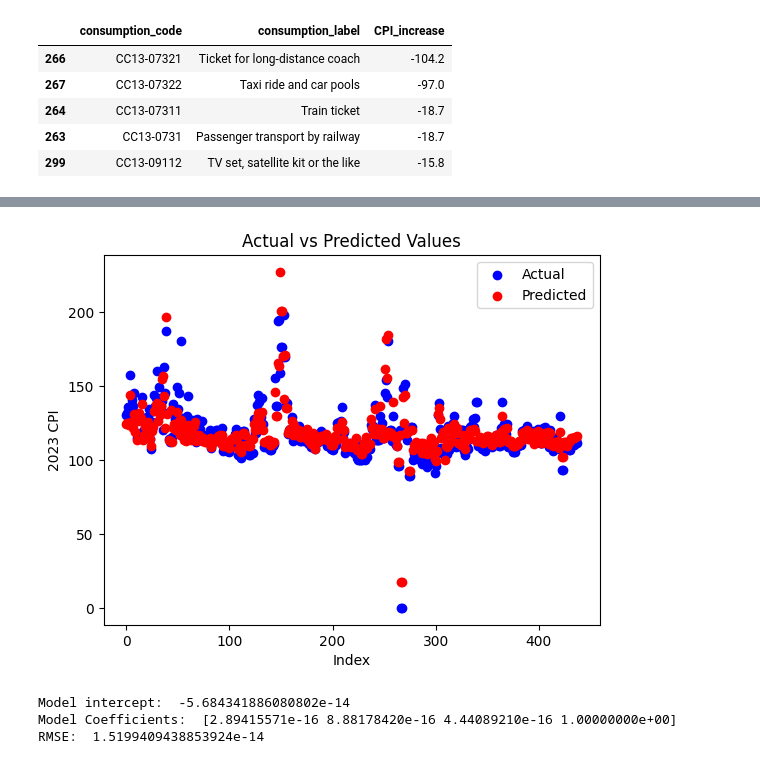
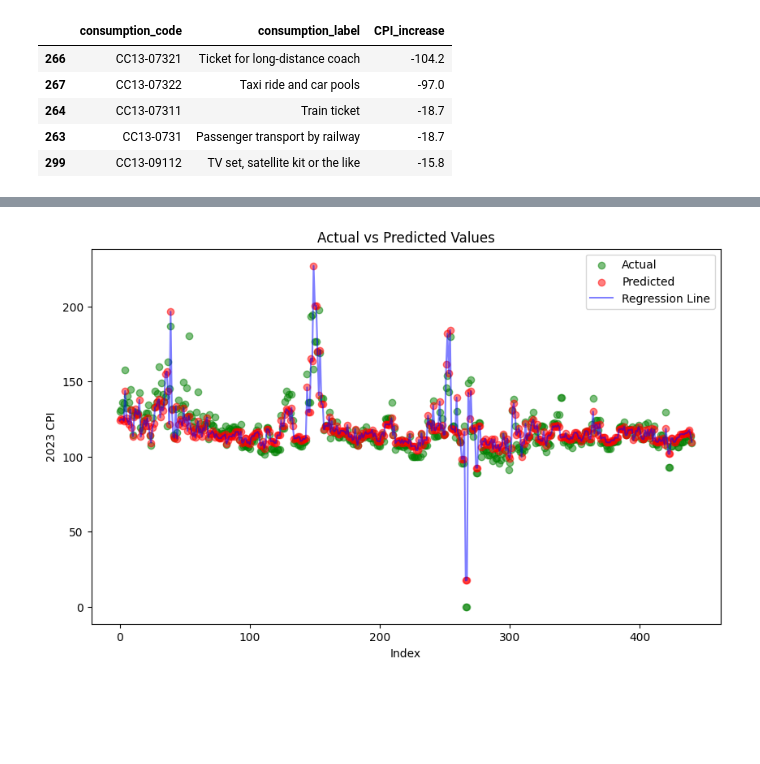
Before and after one commit to n1az/CPI-Analysis, a Jupyter notebook: src/EDA.ipynb, the cells around one changed output, grey strips where cells are left out. Cells and saved outputs as stored; diff of their text form; code cells hidden in the pictures; blank space fills up the shorter version.

```diff
--- a/src/EDA.ipynb
+++ b/src/EDA.ipynb
@@ -39,3 +40,7 @@ df = pd.read_csv('../data/61111-0003_F.csv', sep=';', encoding='ISO-8859-1', ski
+# %%
+# Skipping first 7 and last 3 rows as they do not contain real data
+df = pd.read_csv('../data/61111-0003_F.csv', sep=';', encoding='ISO-8859-1', skiprows=7, skipfooter=3, engine='python',
+                names=['consumption_code', 'consumption_label', '2019', '2020', '2021', '2022', '2023'])
 # %%
 df.head()
 # %% [output]
@@ -69,7 +74,3 @@ memory usage: 24.4+ KB
 df = df.replace('-', 0.0)
 # Replace '.' with 0.0
 df = df.replace('.', 0.0)
-
-df = df.iloc[:-3]
-df.info()
-df
@@ -339,19 +272,16 @@ top_5_decrease_products[['consumption_code','consumption_label','CPI_increase']]
 # %%
-import sklearn.linear_model as linear_model
-from sklearn.model_selection import train_test_split
+# Initialize model
+cpi_model = linear_model.LinearRegression()
 
-# Initialize model
-corr_model = linear_model.LinearRegression()
+# Make a DataFrame of predictor variables which is year 2019, 2021 and 2022
+predictors = pd.DataFrame({"2019": df["2019"], "2021": df["2021"], "2022": df["2022"]})
 
-# Make a DataFrame of predictor variables
-predictors = \
-pd.DataFrame({"2019": df["2019"], "2021": df["2021"], "2022": df["2022"]})
-# Train the model using the previous CPI data
-corr_model.fit(X = predictors, y = df["2023"])
+# Train the model using the previous CPI data to get CPI data for 2023
+cpi_model.fit(X = predictors, y = df["2023"])
 
-print("Model intercept: ", corr_model.intercept_)
-print("Model Coefficients: ", corr_model.coef_)
+print("Model intercept: ", cpi_model.intercept_)
+print("Model Coefficients: ", cpi_model.coef_)
 
-preds = corr_model.predict(X=predictors)
+preds = cpi_model.predict(X=predictors)
 print("RMSE: ", mean_squared_error(preds , df["2023"])**0.5)
 # %% [output]
@@ -361,40 +306,22 @@ RMSE:  8.55532514200916
 # %%
+# Set the figure size
+plt.figure(figsize=(10, 6))
+
 # Plot the actual values
-plt.scatter(df.index, df['2023'], color='blue', label='Actual')
+plt.scatter(df.index, df['2023'], color='green', label='Actual', alpha=0.5)
 
 # Plot the predicted values
-plt.scatter(df.index, preds, color='red', label='Predicted')
+plt.scatter(df.index, preds, color='red', label='Predicted', alpha=0.5)
+
+# Add the regression line
+plt.plot(df.index, preds, color='blue', label='Regression Line', alpha=0.5)
+
+
 
 plt.title('Actual vs Predicted Values')
 plt.xlabel('Index')
 plt.ylabel('2023 CPI')
 plt.legend()
 plt.show()
 # %% [output]
-[figure, old version]
+[figure, new version]
-# %%
-
-# Initialize model
-corr_model = linear_model.LinearRegression()
-
-# Make a DataFrame of predictor variables
-predictors = pd.DataFrame({"2019": df["2019"], "2021": df["2021"], "2022": df["2022"], "2023": df["2023"]})
-
-# Train the model using the previous CPI data
-corr_model.fit(X = predictors, y = df["2023"])
-
-print("Model intercept: ", corr_model.intercept_)
-print("Model Coefficients: ", corr_model.coef_)
-
-preds = corr_model.predict(X=predictors)
-print("RMSE: ", mean_squared_error(preds , df["2023"])**0.5)
-
-# Create a DataFrame for the year 2024
-df_2024 = pd.DataFrame({"2019": df["2019"], "2021": df["2021"], "2022": df["2022"], "2023": df["2023"]})
-
-# Predict for 2024
-preds_2024 = corr_model.predict(X=df_2024)
-# %% [output]
-Model intercept:  -5.684341886080802e-14
-Model Coefficients:  [2.89415571e-16 8.88178420e-16 4.44089210e-16 1.00000000e+00]
-RMSE:  1.5199409438853924e-14
```
Also changed, not shown: parts of 40 cells of this notebook.
